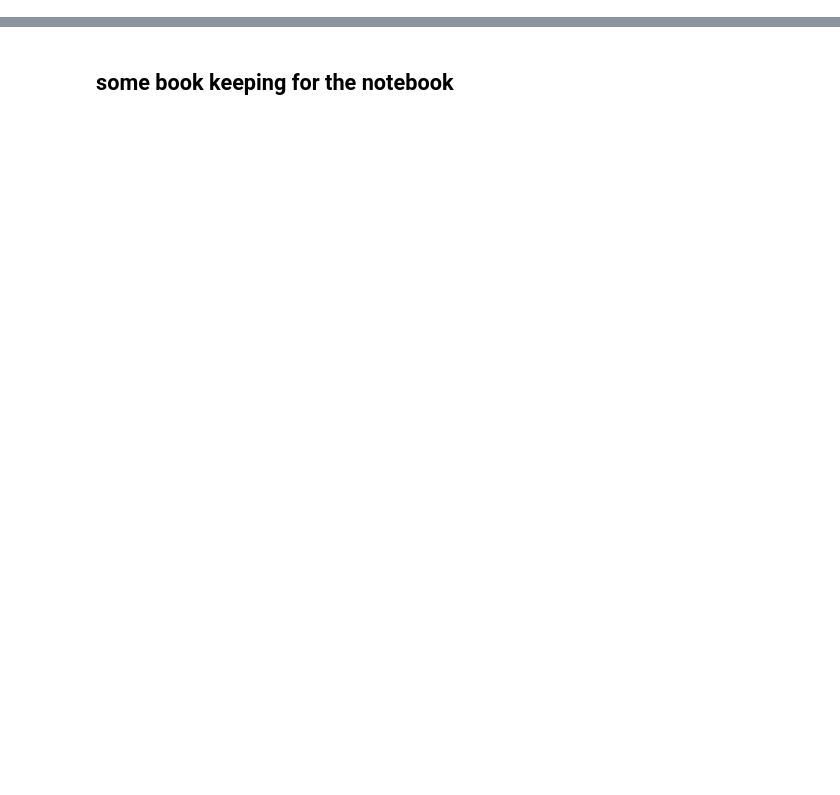
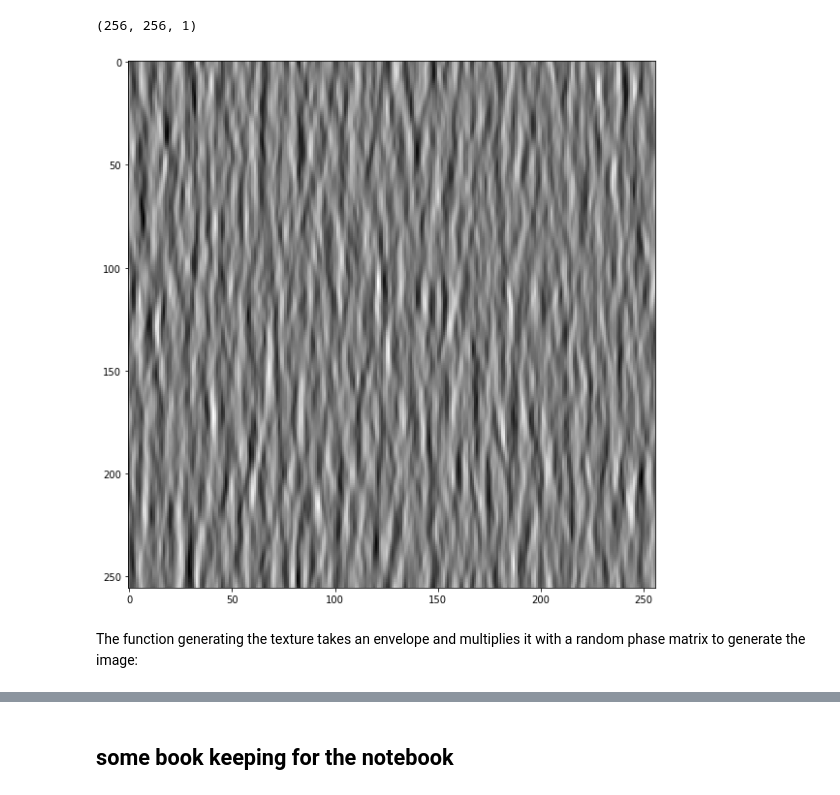
Before and after one commit to laurentperrinet/sciblog, a Jupyter notebook: posts/2020-01-08-changing-the-global-phase-of-a-motion-cloud.ipynb, the cells around one changed output, grey strips where cells are left out. Cells and saved outputs as stored; diff of their text form; code cells hidden in the pictures; blank space fills up the shorter version.

```diff
--- a/posts/2020-01-08-changing-the-global-phase-of-a-motion-cloud.ipynb
+++ b/posts/2020-01-08-changing-the-global-phase-of-a-motion-cloud.ipynb
@@ -23,0 +9,20 @@ def show_video(filename):
+# %%
+import MotionClouds as mc
+mc.N_frame, seed = 1, 42
+fx, fy, ft = mc.get_grids(mc.N_X, mc.N_Y, mc.N_frame)
+name = 'phase'
+env = mc.envelope_gabor(fx, fy, ft, V_X=0., V_Y=0., B_V=0)
+z = mc.rectif(mc.random_cloud(env, seed=seed))
+print(z.shape)
+z = z.reshape((mc.N_X, mc.N_Y))
+# %% [output]
+(256, 256, 1)
+# %%
+import matplotlib.pyplot as plt
+%matplotlib inline
+fig, ax = plt.subplots(figsize=(10,10))
+_ = ax.imshow(z.T, cmap=plt.gray())
+# %% [output]
+[figure, added]
+# %% [markdown]
+The function generating the texture takes an envelope and multiplies it with a random phase matrix to generate the image:
```
Also changed, not shown: parts of 9 cells of this notebook, 48 other files.
